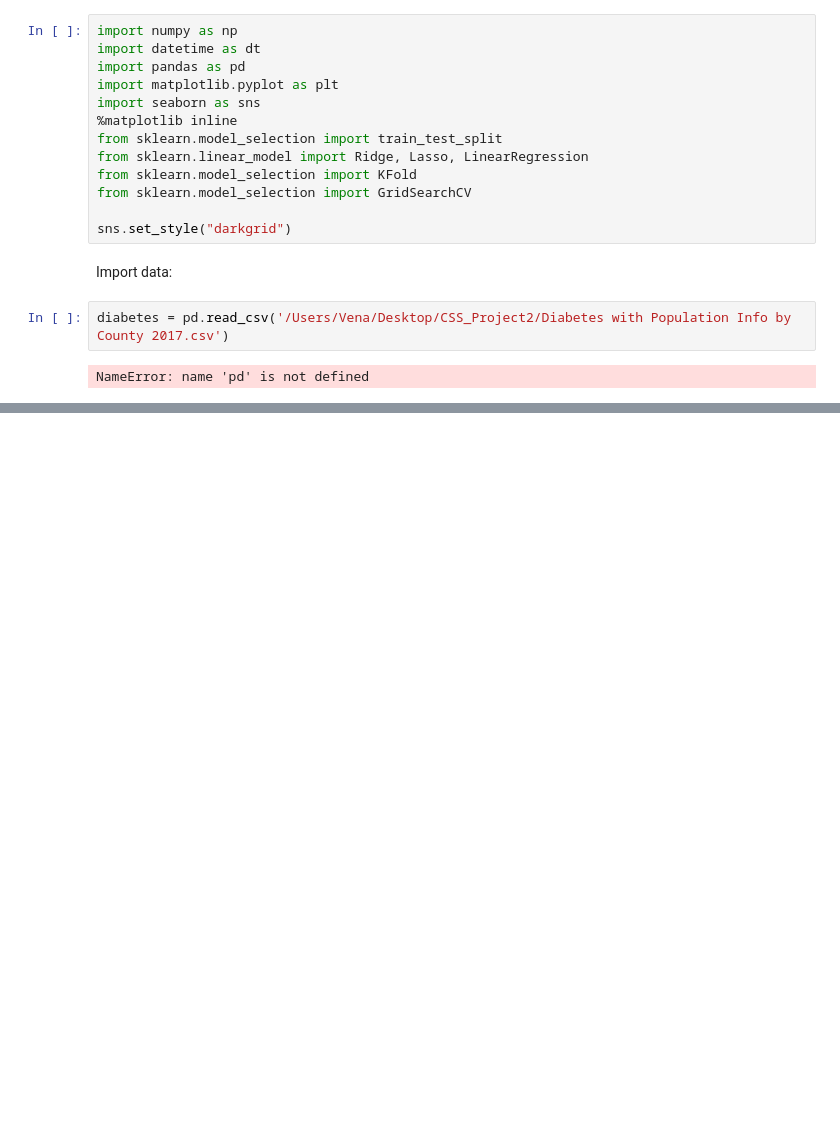
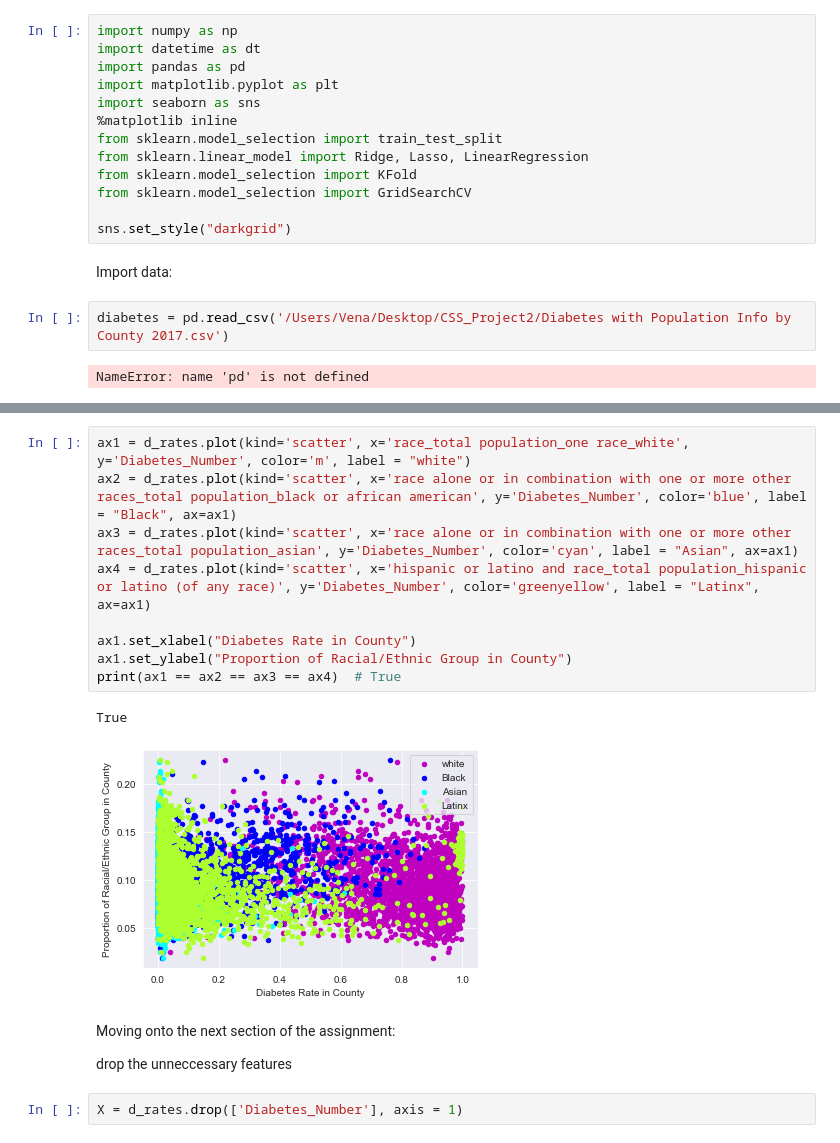
Before and after one commit to ElizabethBreen/CSS_Project2, a Jupyter notebook: project_2_notebook.ipynb, the cells around one changed output, grey strips where cells are left out. Cells and saved outputs as stored; diff of their text form; blank space fills up the shorter version.

```diff
--- a/project_2_notebook.ipynb
+++ b/project_2_notebook.ipynb
@@ -29,0 +67,18 @@ NameError: name 'pd' is not defined
+# %%
+ax1 = d_rates.plot(kind='scatter', x='race_total population_one race_white', y='Diabetes_Number', color='m', label = "white")
+ax2 = d_rates.plot(kind='scatter', x='race alone or in combination with one or more other races_total population_black or african american', y='Diabetes_Number', color='blue', label = "Black", ax=ax1)
+ax3 = d_rates.plot(kind='scatter', x='race alone or in combination with one or more other races_total population_asian', y='Diabetes_Number', color='cyan', label = "Asian", ax=ax1)
+ax4 = d_rates.plot(kind='scatter', x='hispanic or latino and race_total population_hispanic or latino (of any race)', y='Diabetes_Number', color='greenyellow', label = "Latinx", ax=ax1)
+
+ax1.set_xlabel("Diabetes Rate in County")
+ax1.set_ylabel("Proportion of Racial/Ethnic Group in County")
+print(ax1 == ax2 == ax3 == ax4)  # True
+# %% [output]
+True
+[figure, added]
+# %% [markdown]
+Moving onto the next section of the assignment:
+
+drop the unneccessary features
+# %%
+X = d_rates.drop(['Diabetes_Number'], axis = 1)
```
Also changed, not shown: parts of 7 cells of this notebook.
